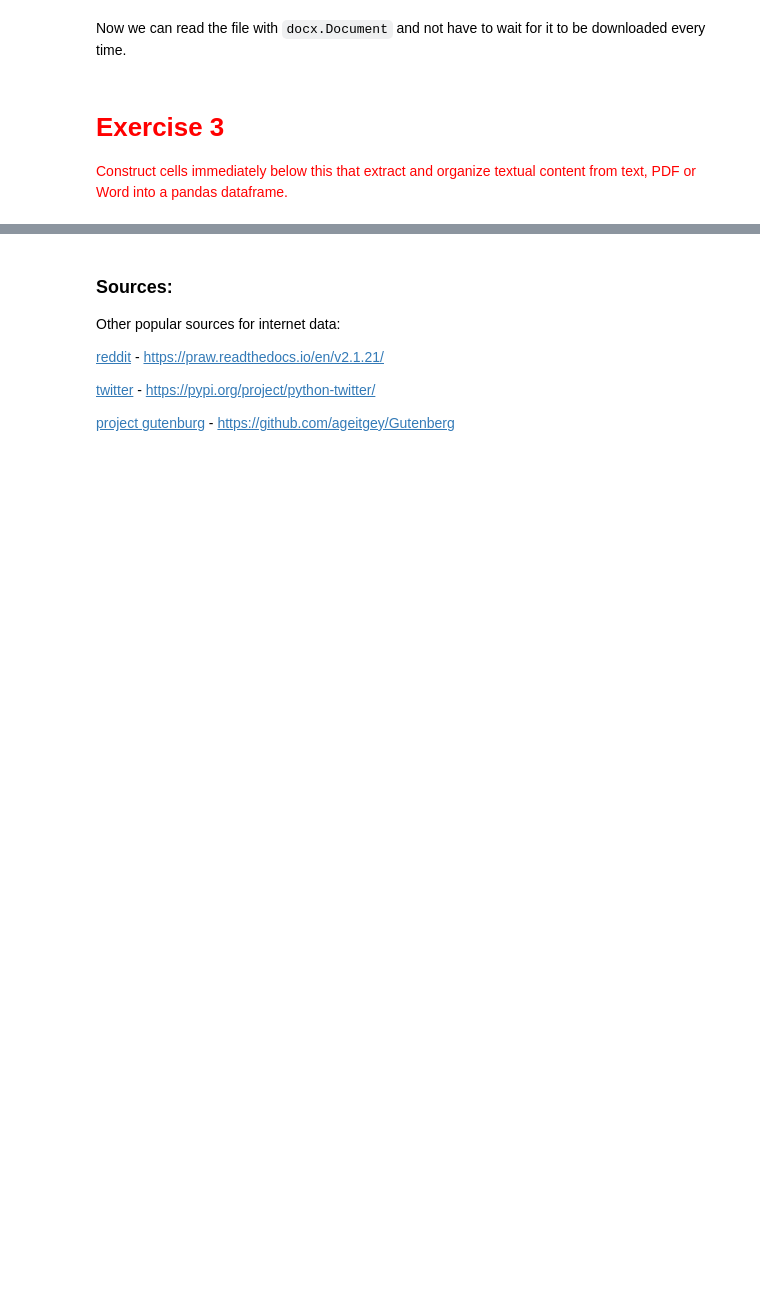
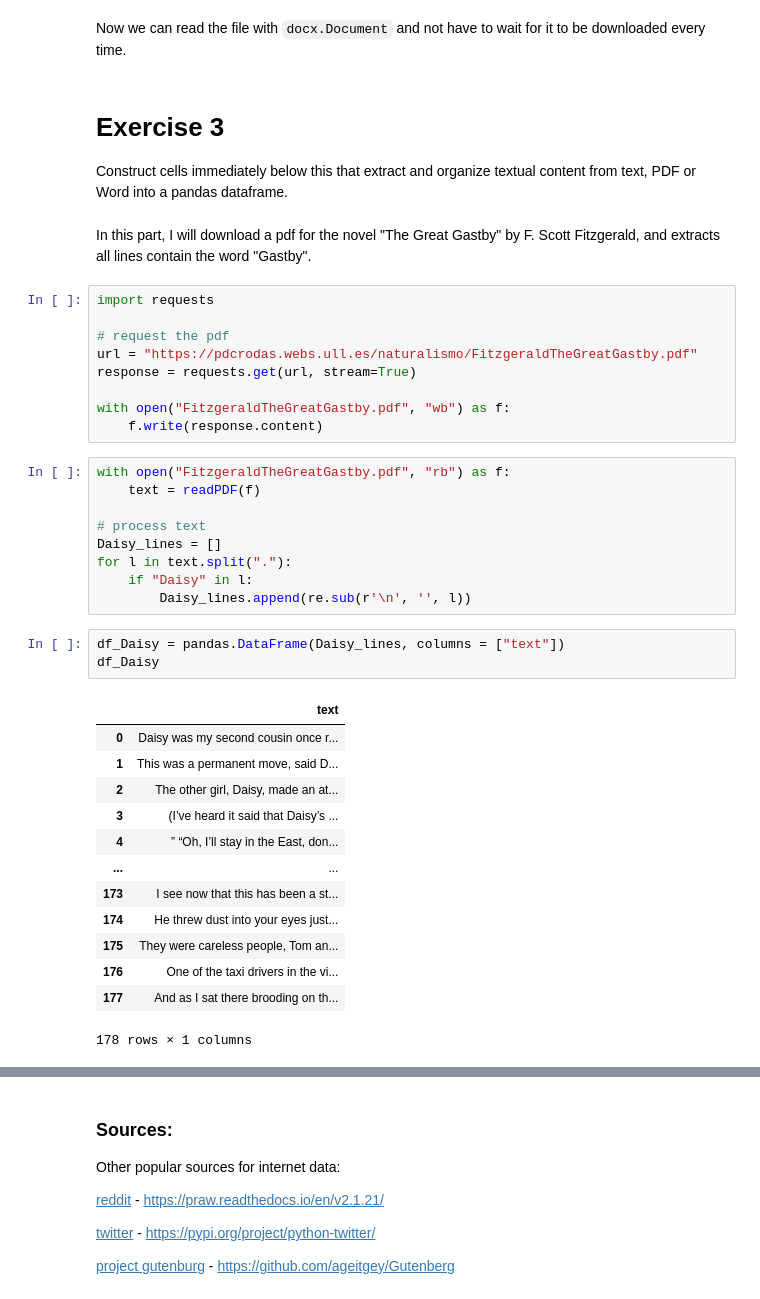
Before and after one commit to beilrz/SOCI_40133_HW, a Jupyter notebook: 1-Measuring-Meaning-and-Sampling-Tianze-Zhang.ipynb, the cells around one changed output, grey strips where cells are left out. Saved outputs shown, nothing was run; the diff lists cells and outputs as text; blank space fills up the shorter version.

```diff
--- a/1-Measuring-Meaning-and-Sampling-Tianze-Zhang.ipynb
+++ b/1-Measuring-Meaning-and-Sampling-Tianze-Zhang.ipynb
@@ -913,6 +1175,43 @@ for paragraph in d.paragraphs[:7]:
 Now we can read the file with `docx.Document` and not have to wait for it to be
 downloaded every time.
 # %% [markdown]
-# <font color="red">Exercise 3</font>
-<font color="red">Construct cells immediately below this that extract and organize textual content from text, PDF or Word into a pandas dataframe.</font>
+# <font color="93FFE8">Exercise 3</font>
+<font color="93FFE8">Construct cells immediately below this that extract and organize textual content from text, PDF or Word into a pandas dataframe.</font>
+# %% [markdown]
+In this part, I will download a pdf for the novel "The Great Gastby" by F. Scott Fitzgerald, and extracts all lines contain the word "Gastby".
+# %%
+import requests
+
+# request the pdf
+url = "https://pdcrodas.webs.ull.es/naturalismo/FitzgeraldTheGreatGastby.pdf"
+response = requests.get(url, stream=True)
+
+with open("FitzgeraldTheGreatGastby.pdf", "wb") as f:
+    f.write(response.content)
+# %%
+with open("FitzgeraldTheGreatGastby.pdf", "rb") as f:
+    text = readPDF(f)
+
+# process text
+Daisy_lines = []
+for l in text.split("."):
+    if "Daisy" in l:
+        Daisy_lines.append(re.sub(r'\n', '', l))
+# %%
+df_Daisy = pandas.DataFrame(Daisy_lines, columns = ["text"])
+df_Daisy
+# %% [output]
+|  | text |
+| 0 | Daisy was my second cousin once r... |
+| 1 | This was a permanent move, said D... |
+| 2 | The other girl, Daisy, made an at... |
+| 3 | (I’ve heard it said that Daisy’s ... |
+| 4 | ” “Oh, I’ll stay in the East, don... |
+| ... | ... |
+| 173 | I see now that this has been a st... |
+| 174 | He threw dust into your eyes just... |
+| 175 | They were careless people, Tom an... |
+| 176 | One of the taxi drivers in the vi... |
+| 177 | And as I sat there brooding on th... |
+178 rows × 1 columns
 # %% [markdown]
```
Also changed, not shown: parts of 32 cells of this notebook, 1 other file.
